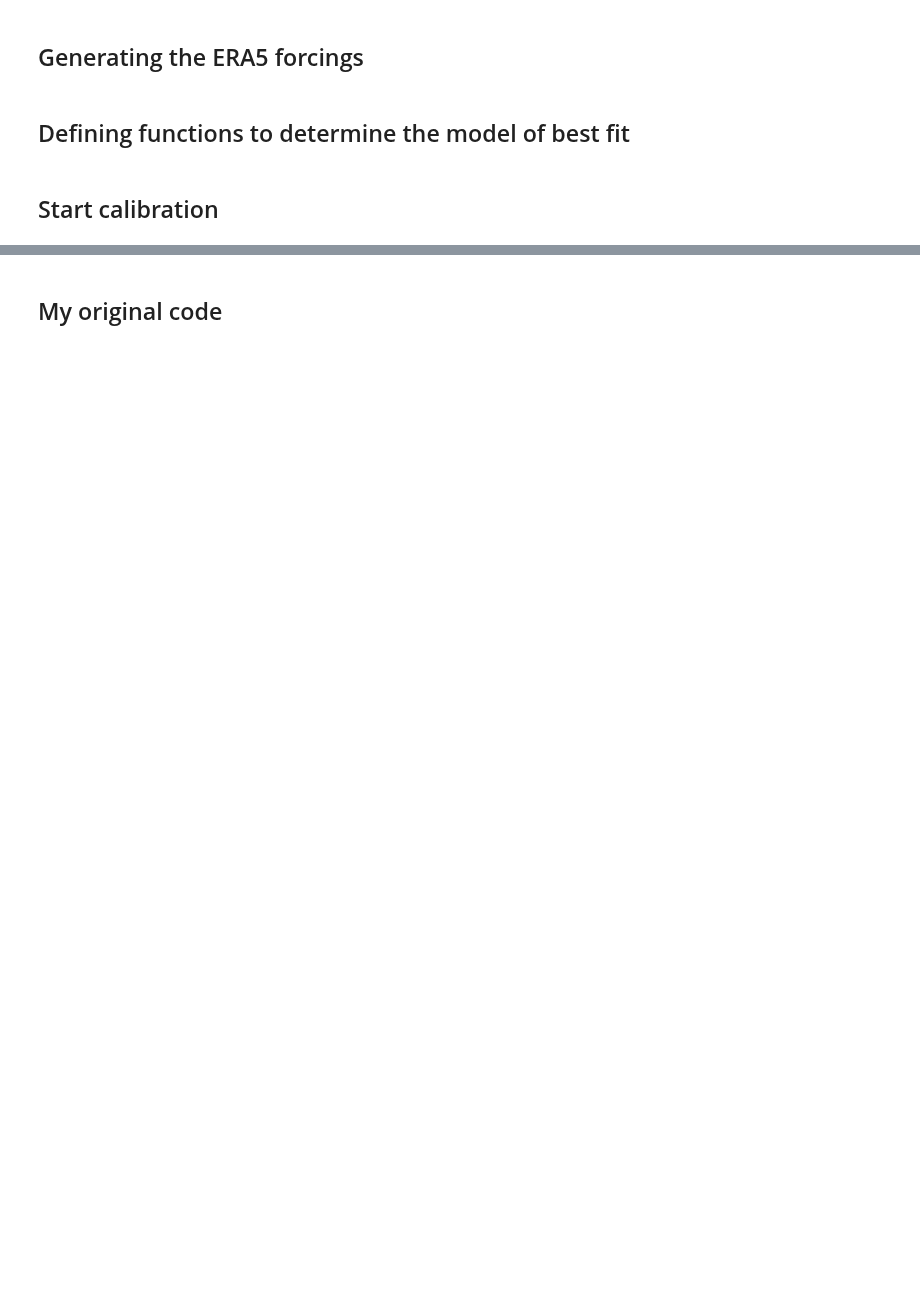
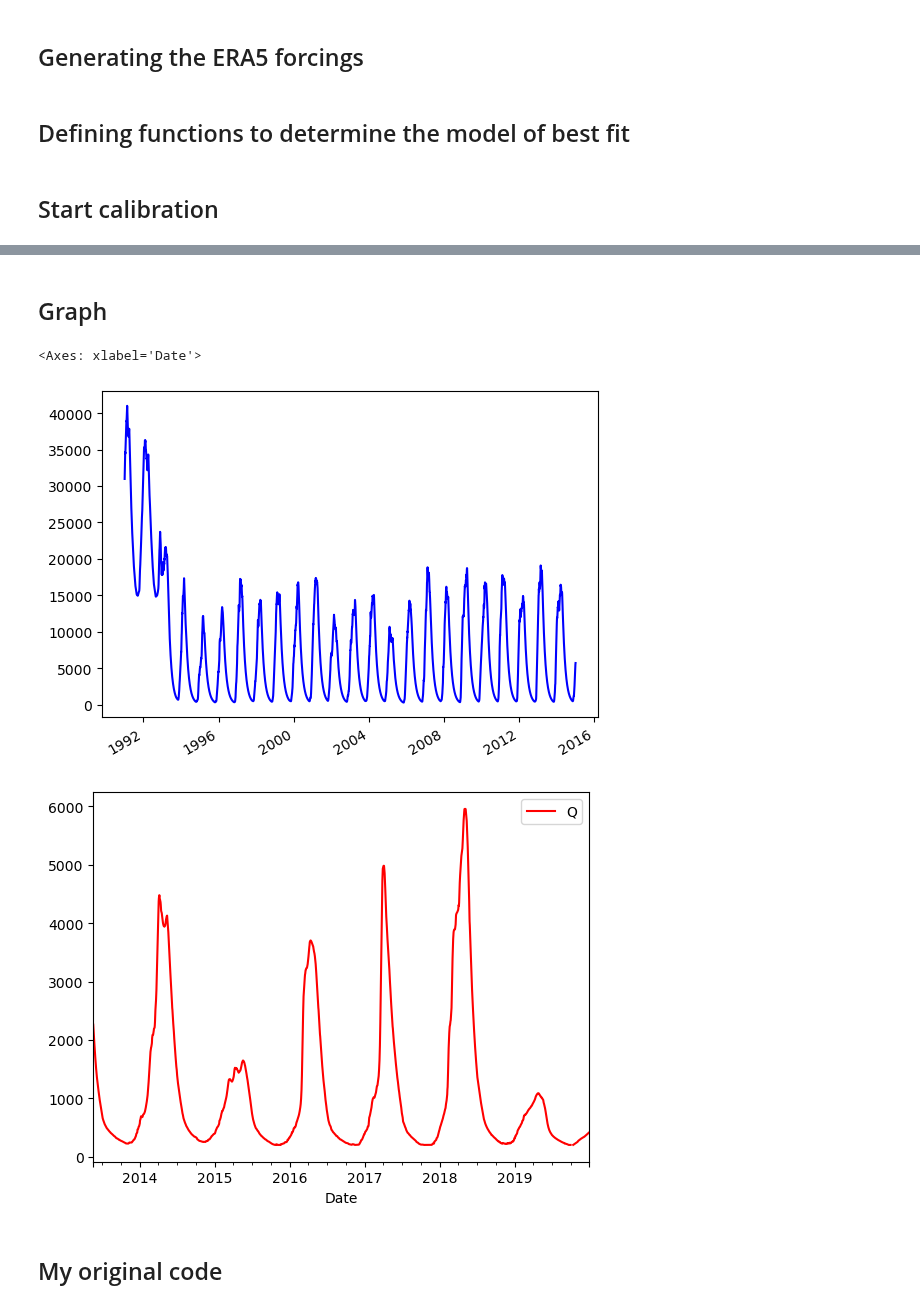
Before and after one commit to eWaterCycle/projects, a Jupyter notebook: book/thesis_projects/BSc/2025_Q4_ZoeLucius_CEG/HBV_model_calibration.ipynb, the cells around one changed output, grey strips where cells are left out. Drawn from its saved outputs; the diff is of its cells as text; code cells hidden in the pictures; blank space fills up the shorter version.

Commit message:
Calibration

```diff
--- a/book/thesis_projects/BSc/2025_Q4_ZoeLucius_CEG/HBV_model_calibration.ipynb
+++ b/book/thesis_projects/BSc/2025_Q4_ZoeLucius_CEG/HBV_model_calibration.ipynb
@@ -41,6 +43,9 @@ end_calibration = '2019-12-31'
 # Reducing the dataframe to the calibration period
 km = km[(km['Date'] >= start_calibration) & (km['Date'] <= end_calibration)]
 
-# Defining the start and end of the dataset (in the format needed for the calibration)
-data_start = km['Date'].iloc[0].strftime('%Y-%m-%dT%H:%M:%SZ')
-data_end = km['Date'].iloc[-1].strftime('%Y-%m-%dT%H:%M:%SZ')
+flow = pd.DataFrame(data=km['Discharge [m^3/s]'].values, index=km['Date'], columns=['Q'])
+
+print(flow)
+# # Defining the start and end of the dataset (in the format needed for the calibration)
+# data_start = km['Date'].iloc[0].strftime('%Y-%m-%dT%H:%M:%SZ')
+# data_end = km['Date'].iloc[-1].strftime('%Y-%m-%dT%H:%M:%SZ')
@@ -178,0 +235,9 @@ TypeError: eWaterCycleModel.initialize() got an unexpected keyword argument 'set
+# %% [markdown]
+## Graph
+# %%
+model = ewatercycle.models.HBV(forcing=ERA5_forcing)
+config_file, _ = model.setup(
+    parameters=parameters_minimum,
+    initial_storage=s_0,
+    cfg_dir = HBV_model_path,
+)
@@ -178,0 +246,7 @@ TypeError: eWaterCycleModel.initialize() got an unexpected keyword argument 'set
+# %%
+Q_m = []
+time = []
+while model.time < model.end_time:
+    model.update()
+    Q_m.append(model.get_value("Q")[0])
+    time.append(pd.Timestamp(model.time_as_datetime))
@@ -179,3 +255,20 @@ TypeError: eWaterCycleModel.initialize() got an unexpected keyword argument 'set
+# %%
+model_output = pd.Series(data=Q_m, name="Modelled_discharge", index=time)
+
+def convert_Qsim_mmday_to_m3s(Q_sim_mmday, area_km2):
+    return (Q_sim_mmday * area_km2) / 86.4
+
+Q_sim = convert_Qsim_mmday_to_m3s(model_output.values, 334882.8)
+Q_sim_pd = pd.Series(Q_sim, index=model_output.index, name="Simulated Discharge")
+
+Q_sim_date = Q_sim_pd["1990-12-31":"2014-12-31"]
+
+Q_sim_date.plot(color='b')
+flow[10000:12418].plot(color='r')
+# %% [output]
+<Axes: xlabel='Date'>
+[figure, added]
+[figure, added]
 # %% [markdown]
 ## My original code
 # %%
```
Also changed, not shown: parts of 12 cells of this notebook.
